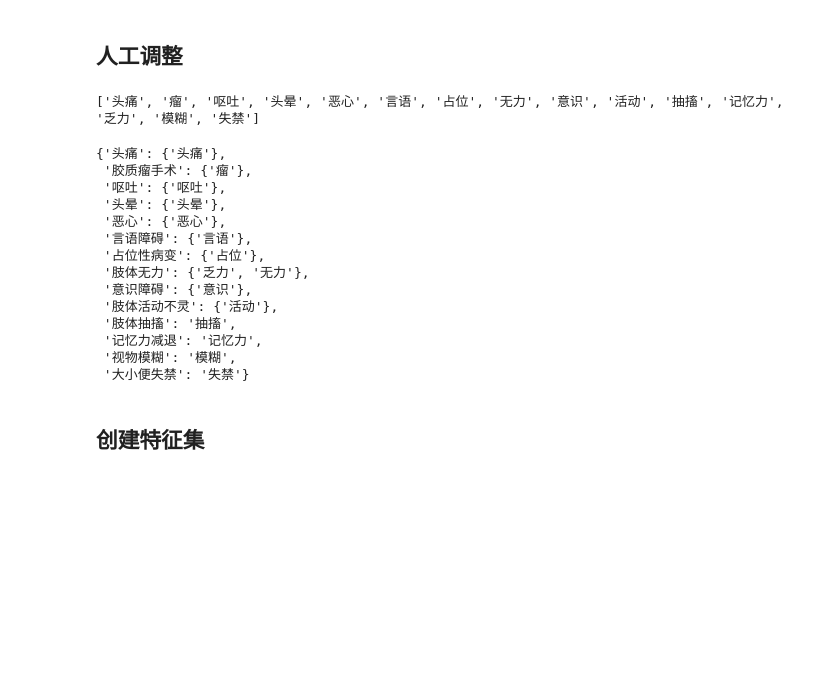
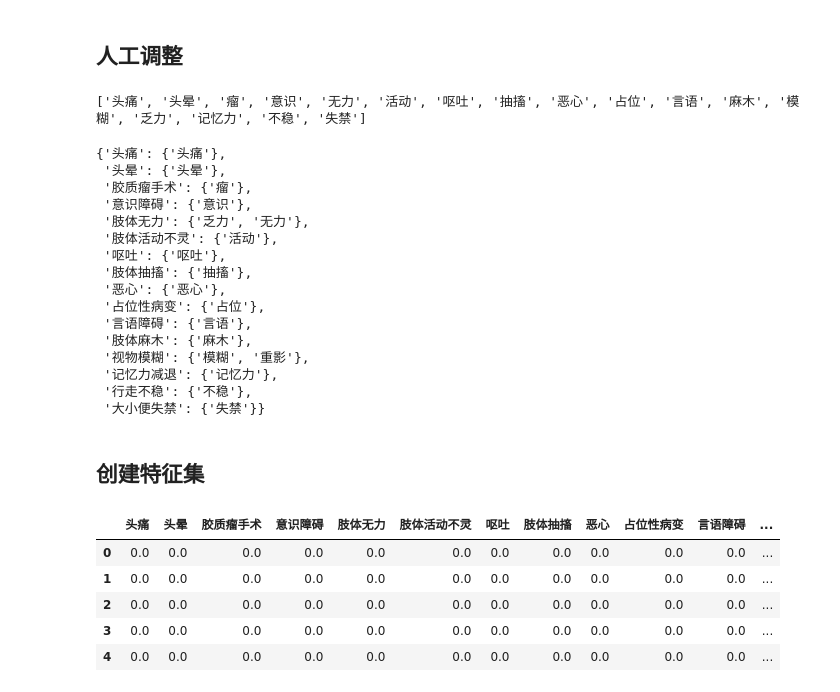
Before and after one commit to ColeridgeGuo/NLP-Cancer-Prognosis, a Jupyter notebook: NLP_cancer_prognosis.ipynb, the cells around one changed output. Saved outputs shown, nothing was run; the diff lists cells and outputs as text; code cells hidden in the pictures; blank space fills up the shorter version.

Commit message:
created one-hot matrix

```diff
--- a/NLP_cancer_prognosis.ipynb
+++ b/NLP_cancer_prognosis.ipynb
@@ -102,15 +102,16 @@ print(high_freq)
 # remove tokens that have been covered by others
 remove_list = {'肢体', '母细胞', '胶质', '下肢', '不灵',
                '不清', '颅内', '障碍', '发作性', '丧失',
-               '上肢', '视物', '进行性', '颞叶','颞', '复发'}
+               '上肢', '视物', '进行性', '颞叶','颞',
+               '复发', '病变', '双下肢', '间断', '右额',
+               '细胞', '走路', '发作'}
 high_freq = [x for x in high_freq if x not in remove_list]
 
 # add the two tokens that are probabaly useful but only appear twice
-high_freq.append('模糊')
 high_freq.append('失禁')
 print(high_freq)
 # %% [output]
-['头痛', '瘤', '呕吐', '头晕', '恶心', '言语', '占位', '无力', '意识', '活动', '抽搐', '记忆力', '乏力', '模糊', '失禁']
+['头痛', '头晕', '瘤', '意识', '无力', '活动', '呕吐', '抽搐', '恶心', '占位', '言语', '麻木', '模糊', '乏力', '记忆力', '不稳', '失禁']
 # %%
 # create a dictionary that has
 # the tokens to be recognized in text as values,
@@ -118,37 +119,50 @@ print(high_freq)
 kw_dict = {}
 
 kw_dict['头痛'] = {'头痛'}
+kw_dict['头晕'] = {'头晕'}
 kw_dict['胶质瘤手术'] = {'瘤'}
+kw_dict['意识障碍'] = {'意识'}
+kw_dict['肢体无力'] = {'无力','乏力'}
+kw_dict['肢体活动不灵'] = {'活动'}
 kw_dict['呕吐'] = {'呕吐'}
-kw_dict['头晕'] = {'头晕'}
+kw_dict['肢体抽搐'] = {'抽搐'}
 kw_dict['恶心'] = {'恶心'}
+kw_dict['占位性病变'] = {'占位'}
 kw_dict['言语障碍'] = {'言语'}
-kw_dict['占位性病变'] = {'占位'}
-kw_dict['肢体无力'] = {'无力','乏力'}
-kw_dict['意识障碍'] = {'意识'}
-kw_dict['肢体活动不灵'] = {'活动'}
-kw_dict['肢体抽搐'] = '抽搐'
-kw_dict['记忆力减退'] = '记忆力'
-kw_dict['视物模糊'] = '模糊'
-kw_dict['大小便失禁'] = '失禁'
+kw_dict['肢体麻木'] = {'麻木'}
+kw_dict['视物模糊'] = {'模糊','重影'}
+kw_dict['记忆力减退'] = {'记忆力'}
+kw_dict['行走不稳'] = {'不稳'}
+kw_dict['大小便失禁'] = {'失禁'}
 
 kw_dict
 # %% [output]
 {'头痛': {'头痛'},
+ '头晕': {'头晕'},
  '胶质瘤手术': {'瘤'},
+ '意识障碍': {'意识'},
+ '肢体无力': {'乏力', '无力'},
+ '肢体活动不灵': {'活动'},
  '呕吐': {'呕吐'},
- '头晕': {'头晕'},
+ '肢体抽搐': {'抽搐'},
  '恶心': {'恶心'},
+ '占位性病变': {'占位'},
  '言语障碍': {'言语'},
- '占位性病变': {'占位'},
- '肢体无力': {'乏力', '无力'},
- '意识障碍': {'意识'},
- '肢体活动不灵': {'活动'},
- '肢体抽搐': '抽搐',
- '记忆力减退': '记忆力',
- '视物模糊': '模糊',
- '大小便失禁': '失禁'}
+ '肢体麻木': {'麻木'},
+ '视物模糊': {'模糊', '重影'},
+ '记忆力减退': {'记忆力'},
+ '行走不稳': {'不稳'},
+ '大小便失禁': {'失禁'}}
 # %% [markdown]
 ## 创建特征集
 # %%
 one_hot_mtx = np.zeros((len(df), len(kw_dict)))  # 64*14 matrix
+df1h = pd.DataFrame(one_hot_mtx, columns=kw_dict.keys())
+df1h.head()  # one-hot matrix
+# %% [output]
+|  | 头痛 | 头晕 | 胶质瘤手术 | 意识障碍 | 肢体无力 | 肢体活动不灵 | 呕吐 | 肢体抽搐 | 恶心 | 占位性病变 | 言语障碍 | ... |
+| 0 | 0.0 | 0.0 | 0.0 | 0.0 | 0.0 | 0.0 | 0.0 | 0.0 | 0.0 | 0.0 | 0.0 | ... |
+| 1 | 0.0 | 0.0 | 0.0 | 0.0 | 0.0 | 0.0 | 0.0 | 0.0 | 0.0 | 0.0 | 0.0 | ... |
+| 2 | 0.0 | 0.0 | 0.0 | 0.0 | 0.0 | 0.0 | 0.0 | 0.0 | 0.0 | 0.0 | 0.0 | ... |
+| 3 | 0.0 | 0.0 | 0.0 | 0.0 | 0.0 | 0.0 | 0.0 | 0.0 | 0.0 | 0.0 | 0.0 | ... |
+| 4 | 0.0 | 0.0 | 0.0 | 0.0 | 0.0 | 0.0 | 0.0 | 0.0 | 0.0 | 0.0 | 0.0 | ... |
```
Also changed, not shown: parts of 8 cells of this notebook.
